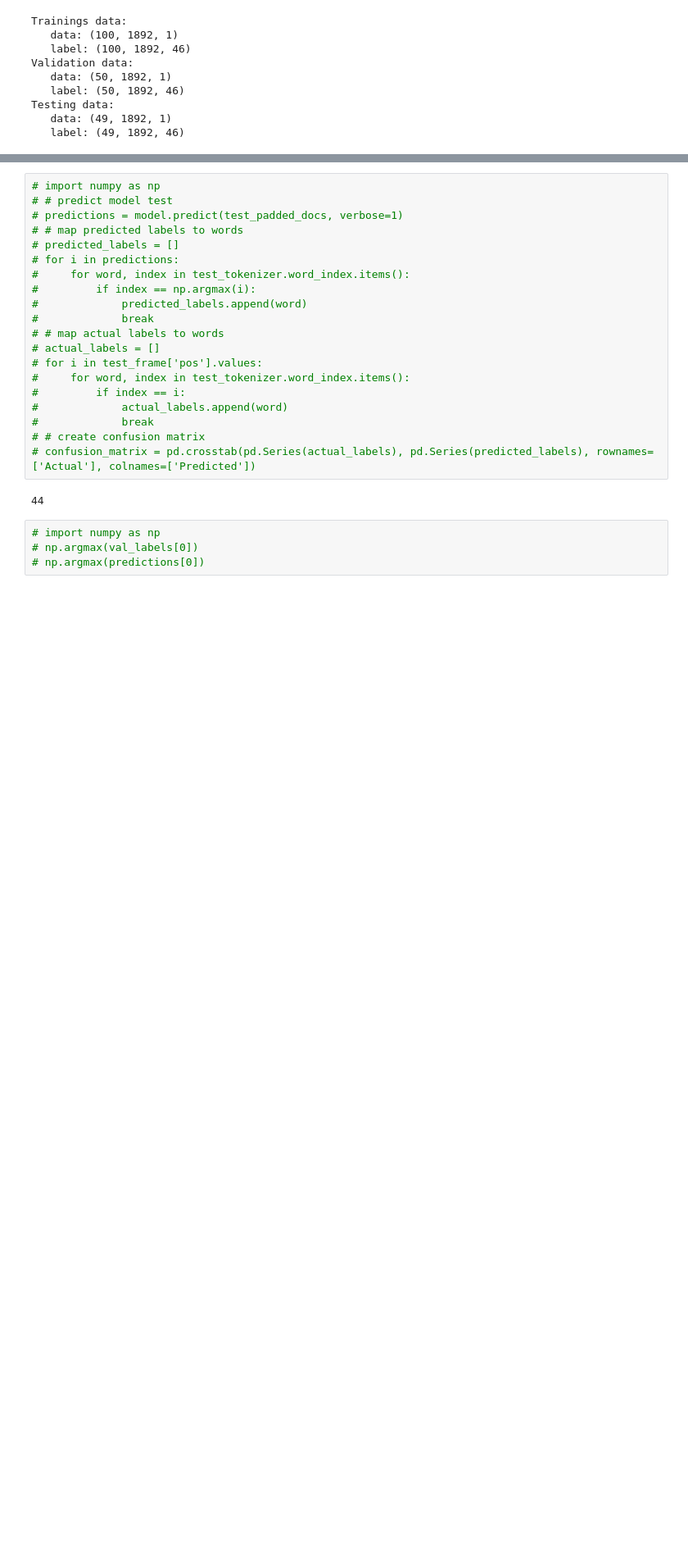
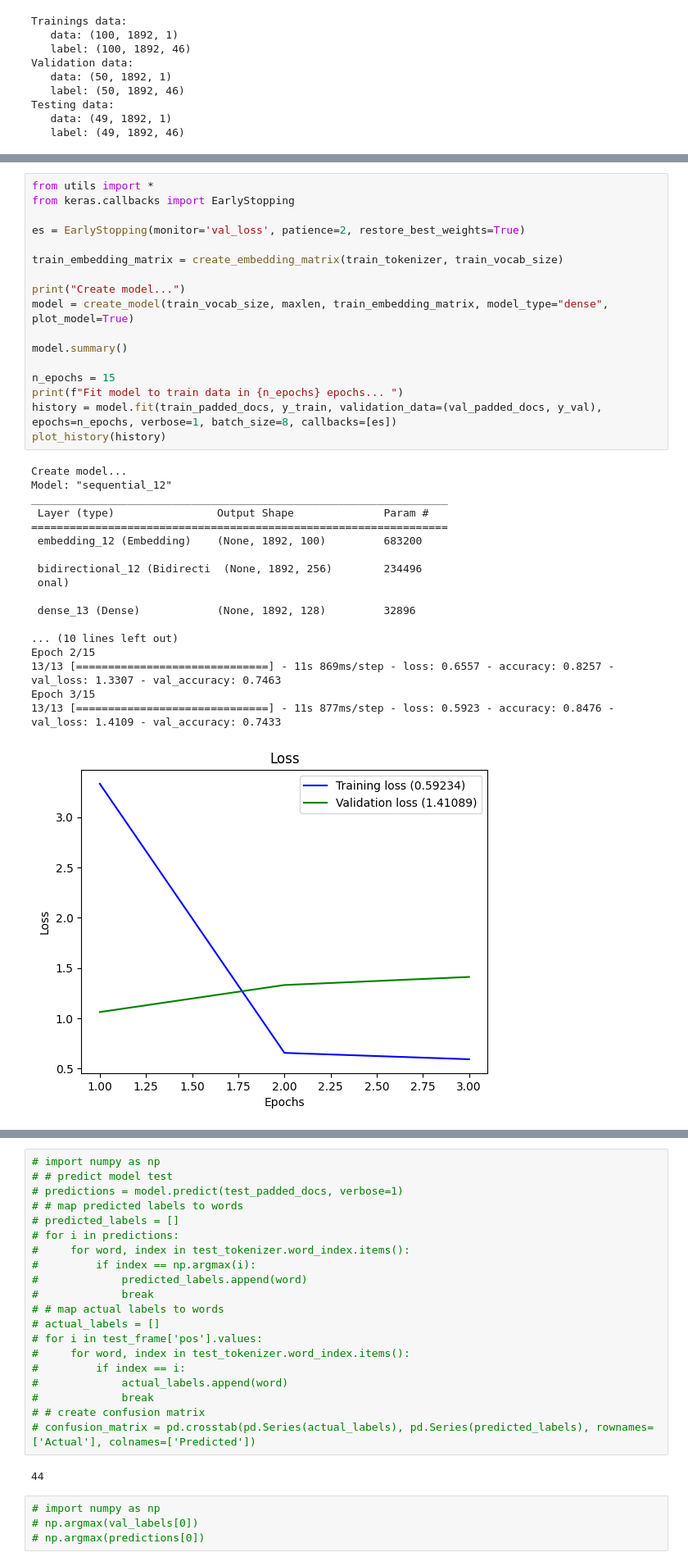
Before and after one commit to michaelSt9898/nlp_assignment_project, a Jupyter notebook: assignment_1.ipynb, the cells around one changed output, grey strips where cells are left out. Shown at 82% size. Drawn from its saved outputs; the diff is of its cells as text; blank space fills up the shorter version.

```diff
--- a/assignment_1.ipynb
+++ b/assignment_1.ipynb
@@ -542,0 +568,36 @@ TEST AREA
+# %%
+from utils import *
+from keras.callbacks import EarlyStopping
+
+es = EarlyStopping(monitor='val_loss', patience=2, restore_best_weights=True)
+
+train_embedding_matrix = create_embedding_matrix(train_tokenizer, train_vocab_size)
+
+print("Create model...")
+model = create_model(train_vocab_size, maxlen, train_embedding_matrix, model_type="dense", plot_model=True)
+
+model.summary()
+
+n_epochs = 15
+print(f"Fit model to train data in {n_epochs} epochs... ")
+history = model.fit(train_padded_docs, y_train, validation_data=(val_padded_docs, y_val), epochs=n_epochs, verbose=1, batch_size=8, callbacks=[es])
+plot_history(history)
+# %% [output]
+Create model...
+Model: "sequential_12"
+_________________________________________________________________
+ Layer (type)                Output Shape              Param #
+=================================================================
+ embedding_12 (Embedding)    (None, 1892, 100)         683200
+
+ bidirectional_12 (Bidirecti  (None, 1892, 256)        234496
+ onal)
+
+ dense_13 (Dense)            (None, 1892, 128)         32896
+
+... (10 lines left out)
+Epoch 2/15
+13/13 [==============================] - 11s 869ms/step - loss: 0.6557 - accuracy: 0.8257 - val_loss: 1.3307 - val_accuracy: 0.7463
+Epoch 3/15
+13/13 [==============================] - 11s 877ms/step - loss: 0.5923 - accuracy: 0.8476 - val_loss: 1.4109 - val_accuracy: 0.7433
+[figure, added]
```
Also changed, not shown: parts of 20 cells of this notebook, 1 other file.
